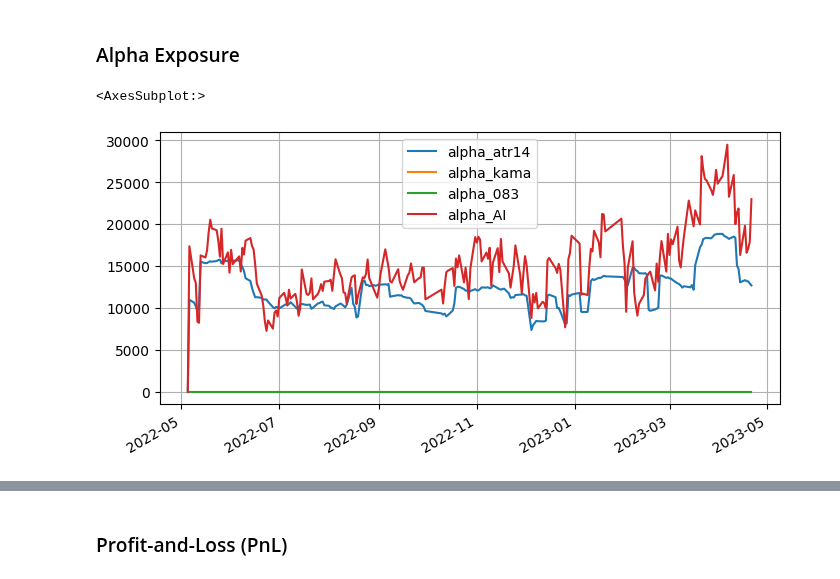
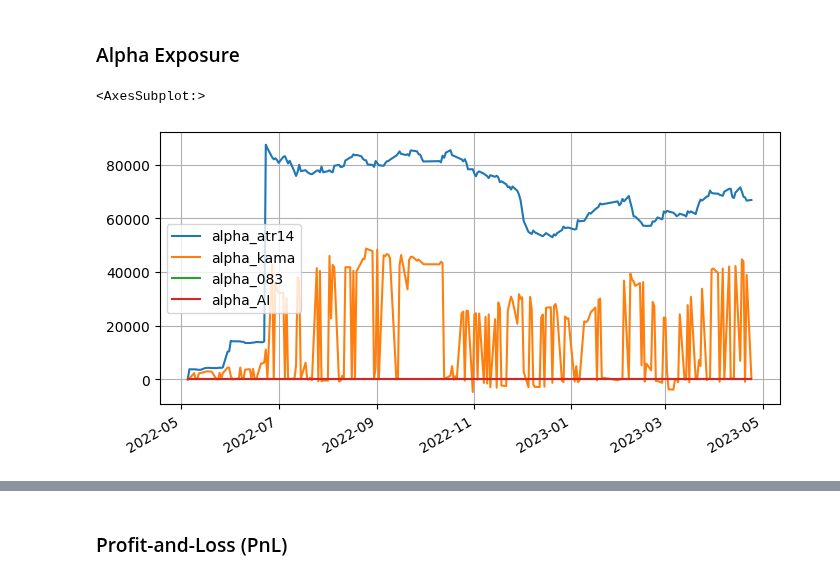
Before and after one commit to JiaRuiming-1/AI-Trading, a Jupyter notebook: P7_Backtesting/Backtest_Real.ipynb, the cells around one changed output, grey strips where cells are left out. Saved outputs shown, nothing was run; the diff lists cells and outputs as text; code cells hidden in the pictures.

```diff
--- a/P7_Backtesting/Backtest_Real.ipynb
+++ b/P7_Backtesting/Backtest_Real.ipynb
@@ -246,8 +261,9 @@ def rolling_df_by_day(df, start_time):
 def risk_by_PCA(returns_df):
     for col in returns_df.columns:
         returns_df[col] = np.where(returns_df[col]<0, returns_df[col], 0.)
+
     # Set the number of factor exposures (principal components) for the PCA algorithm
-    num_factor_exposures = 3
+    num_factor_exposures = 5
     # Create a RiskModel object
     rm = RiskModel(returns_df, num_factor_exposures)
 
@@ -260,15 +276,9 @@ def risk_by_PCA(returns_df):
     variance = np.dot(B, F).dot(B.T) + S
     return variance, B, fr, rm.idiosyncratic_var_vector
 
-def get_positive_returns(df):
-    for col in df.columns:
-        df[col] = np.where(df[col]<0, df[col], 0.)
-    return df
-
 # test
 dt, df = next(rolling_df_by_day(all_factors, start_time))
 returns_df = df.pivot(index='trade_date', columns='ts_code', values='log-ret').fillna(0)
-returns_df = get_positive_returns(returns_df)
 variance_i, B, risk_fr, residual_i = risk_by_PCA(returns_df)
 print(f'return date {dt}')
 variance_i.head()
@@ -375,7 +384,7 @@ dtype: float64
 #'alpha_atr14', 'alpha_kama', 'alpha_AI'
 all_factors['date'] = pd.to_datetime(all_factors['trade_date'], format='%Y%m%d')
 alpha_df = all_factors.drop(columns=['returns_2']).set_index(['date', 'ts_code']).sort_index(level=['ts_code'])
-#alpha_df['alpha_all'] = alpha_df['alpha_083']
-alpha_df['alpha_all'] = 0.4 * alpha_df['alpha_atr14'] + .6 * alpha_df['alpha_083']
+#alpha_df['alpha_all'] = alpha_df['alpha_kama']
+alpha_df['alpha_all'] = 0.65*alpha_df['alpha_atr14'] + 0.35*alpha_df['alpha_kama']
 print(max(alpha_df['alpha_all']), min(alpha_df['alpha_all']))
 # %% [output]
@@ -391,7 +400,7 @@ print(max(alpha_df['alpha_all']), min(alpha_df['alpha_all']))
 - aversion expressed a risk rescale weights
 # %%
 # the lambda expressed a transaction costs weights
-def get_obj_func(h0, variance, alpha, Lambda=3e-6, aversion=.001):
+def get_obj_func(h0, variance, alpha, Lambda=3e-6, aversion=.01):
     def obj_func(h):
         #f = 0.5 * aversion * np.dot(h, variance).dot(h.T) - aversion * np.matmul(h, alpha) + np.dot((h-h0)**2, Lambda)
         f =  - np.matmul(h, alpha) \
@@ -401,7 +410,7 @@ def get_obj_func(h0, variance, alpha, Lambda=3e-6, aversion=.001):
         return f
     return obj_func
 
-def get_grad_func(h0, variance, alpha, Lambda=3e-6, aversion=.001):
+def get_grad_func(h0, variance, alpha, Lambda=3e-6, aversion=.01):
     def grad_func(h):
         #f_hat =  aversion * np.dot(variance, h) - aversion * alpha + 2 * Lambda * (h-h0)
         f_hat =  - alpha  \
@@ -420,7 +429,7 @@ calendar = alpha_df.trade_date.unique()
 # get parameter
 ticker_num = len(alpha_df.index.get_level_values(1).unique())
 h0 = [0.] * ticker_num
-bounds = [(0, 20000)] * ticker_num
+bounds = [(0, 10000)] * ticker_num
 
 for dt in calendar:
     # fill yesterday holding
@@ -453,11 +462,11 @@ pd.Series(all_positions, index=pd.to_datetime(calendar, format='%Y%m%d')).plot()
 # %% [markdown]
 ### Normalize optimal sum to 1
 # %%
-#for i in positions.keys():
-#    positions[i]['h_opt'] = positions[i]['h_opt']/(positions[i]['h_opt'].sum())
-#    positions[i]['h_privious'] = positions[i]['h_privious']/(positions[i]['h_privious'].sum())
-    #positions[i]['h_opt'] = positions[i]['h_opt']/1500
-    #positions[i]['h_privious'] = positions[i]['h_privious']/1500
+rescale_weight = 0.35
+for i in positions.keys():
+    positions[i]['h_opt'] = positions[i]['h_opt']/rescale_weight
+    positions[i]['h_privious'] = positions[i]['h_privious']/rescale_weight
+
 h_optimal_list = [positions[dt]['h_opt'] for dt in positions.keys() ]
 h_privious_list = [positions[dt]['h_privious'] for dt in positions.keys() ]
 # %%
@@ -518,36 +533,37 @@ def colnames(B):
         return B.design_info.column_names
     if type(B) == pandas.core.frame.DataFrame:
         return B.columns.tolist()
     return None
 
 def get_B_alpha(universe):
     alpha_factors = factors_from_names(list(universe),'alpha_')
     formula = get_formula(alpha_factors, "returns_2")
     outcome, B_alpha = patsy.dmatrices(formula, universe)
     return B_alpha
 
 alpha_df_ = alpha_df.merge(all_factors[['trade_date','ts_code','returns_2']], on=['trade_date','ts_code'], how='left')
 calendar = alpha_df.trade_date.unique()
 alpha_exposure_df = pd.DataFrame()
 alpha_exposures = {}
 for ii, dt in enumerate(calendar):
-    alpha_df_i = alpha_df_.loc[alpha_df_.trade_date==dt][['trade_date','ts_code','alpha_atr14', 'alpha_kama', 'alpha_083', 'alpha_AI', 'returns_2']]
+    alpha_df_i = alpha_df_.loc[alpha_df_.trade_date==dt][['trade_date','ts_code',
+                            'alpha_atr14', 'alpha_kama', 'alpha_083', 'alpha_AI', 'returns_2']]
     h_opt_i = h_privious_list[ii]
     B_alpha = get_B_alpha(alpha_df_i)
 
     # alpha_df['alpha_all'] = 0.7 * alpha_df['alpha_AI'] + 0.3*alpha_df['alpha_149'] + 0.1*alpha_df['alpha_010']
-    B_alpha = B_alpha * [[0.4, 0.0, 0.0, 0.6]] #* len(alpha_df_.ts_code.unique())
+    B_alpha = B_alpha * [[0.65, 0.35, 0.0, 0.0]] #* len(alpha_df_.ts_code.unique())
     #alpha_exposure = pd.Series(np.matmul(B_alpha.transpose(), h_opt_i), index=colnames(B_alpha))
     alpha_exposure = pd.Series(np.matmul(B_alpha.transpose(), h_opt_i), index=['alpha_atr14', 'alpha_kama', 'alpha_083', 'alpha_AI'])
     alpha_exposures[dt] = alpha_exposure
     alpha_exposure_df = pd.concat([alpha_exposure_df,alpha_exposure], axis=1)
 
 alpha_exposure_df = alpha_exposure_df.T.reset_index(drop=True)
 alpha_exposure_df.set_index(pd.to_datetime(calendar, format='%Y%m%d'), inplace=True)
 alpha_exposure_df.plot(grid=True)
 # %% [output]
 <AxesSubplot:>
-[figure, old version]
+[figure, new version]
 # %%
 transaction_costs = []
 retre_max = 0
```
Also changed, not shown: parts of 28 cells of this notebook.
